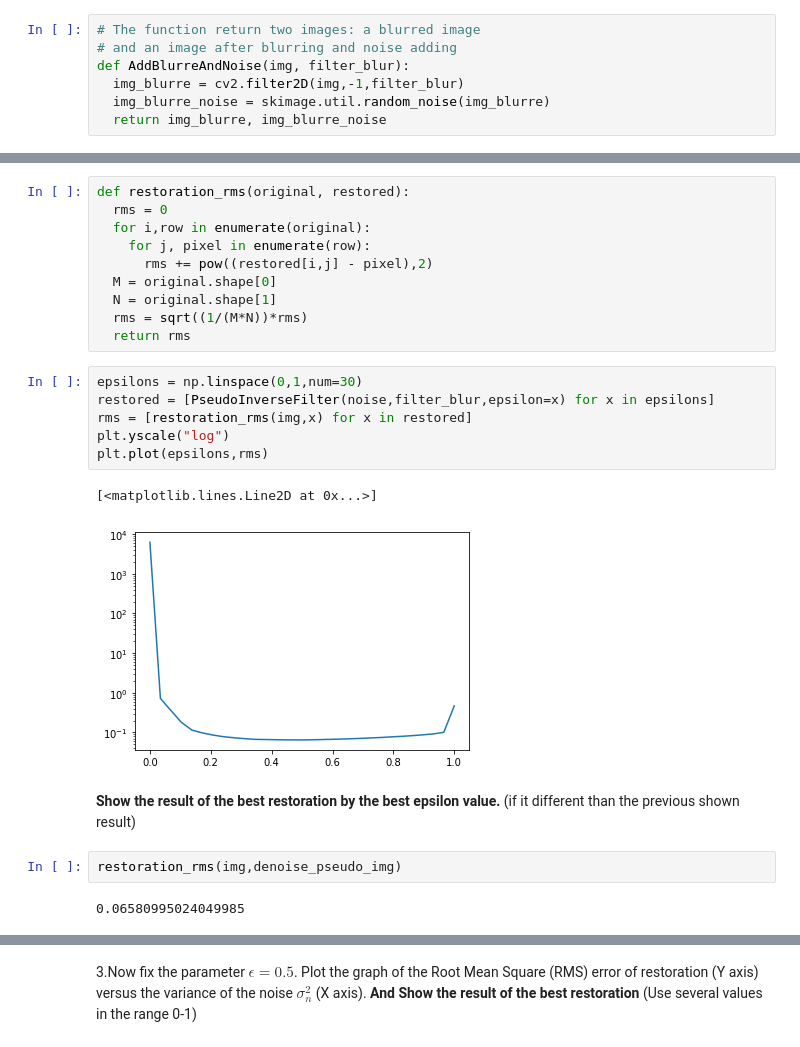
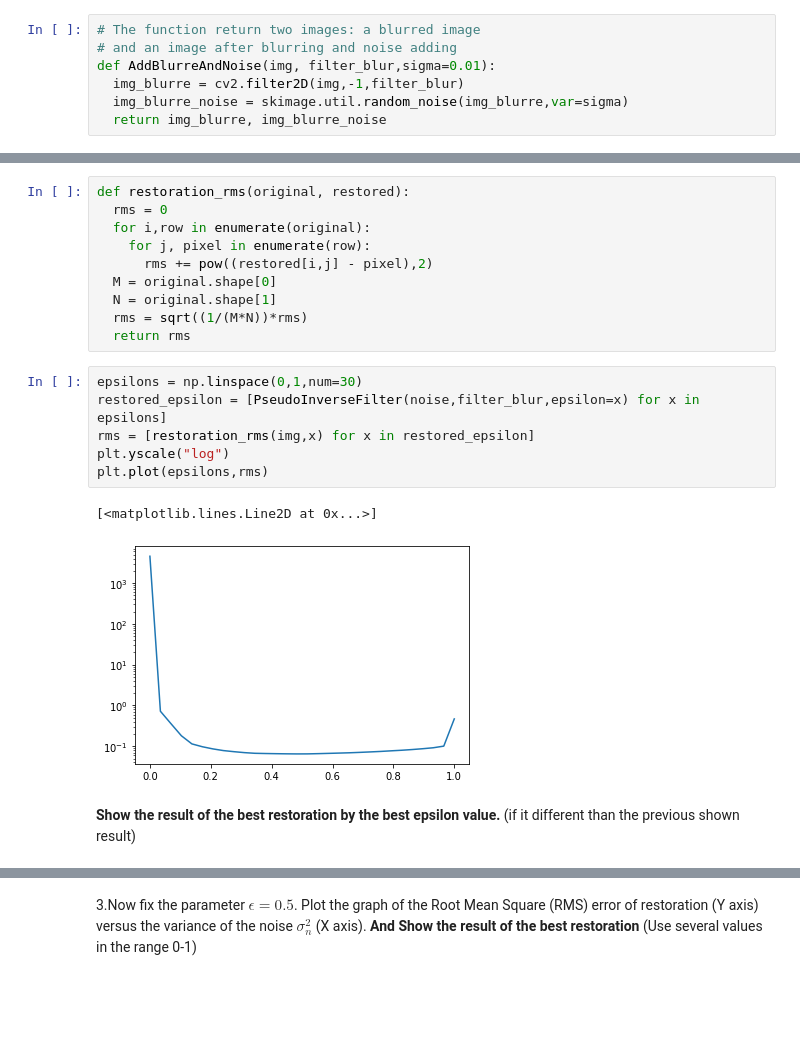
Before and after one commit to nadavschwalb/image_processing, a Jupyter notebook: Lab5.ipynb, the cells around one changed output, grey strips where cells are left out. Cells and saved outputs as stored; diff of their text form; blank space fills up the shorter version.

```diff
--- a/Lab5.ipynb
+++ b/Lab5.ipynb
@@ -38,9 +38,9 @@ Insert your implementaion - add blurring and noise to image:
 # %%
 # The function return two images: a blurred image
 # and an image after blurring and noise adding
-def AddBlurreAndNoise(img, filter_blur):
+def AddBlurreAndNoise(img, filter_blur,sigma=0.01):
   img_blurre = cv2.filter2D(img,-1,filter_blur)
-  img_blurre_noise = skimage.util.random_noise(img_blurre)
+  img_blurre_noise = skimage.util.random_noise(img_blurre,var=sigma)
   return img_blurre, img_blurre_noise
 # %% [markdown]
 Load image:
@@ -143,16 +149,12 @@ def restoration_rms(original, restored):
   return rms
 # %%
 epsilons = np.linspace(0,1,num=30)
-restored = [PseudoInverseFilter(noise,filter_blur,epsilon=x) for x in epsilons]
-rms = [restoration_rms(img,x) for x in restored]
+restored_epsilon = [PseudoInverseFilter(noise,filter_blur,epsilon=x) for x in epsilons]
+rms = [restoration_rms(img,x) for x in restored_epsilon]
 plt.yscale("log")
 plt.plot(epsilons,rms)
 # %% [output]
 [<matplotlib.lines.Line2D at 0x...>]
-[figure, old version]
+[figure, new version]
 # %% [markdown]
 __Show the result of the best restoration by the best epsilon value.__ (if it different than the previous shown result)
-# %%
-restoration_rms(img,denoise_pseudo_img)
-# %% [output]
-0.06580995024049985
```
Also changed, not shown: parts of 8 cells of this notebook.
